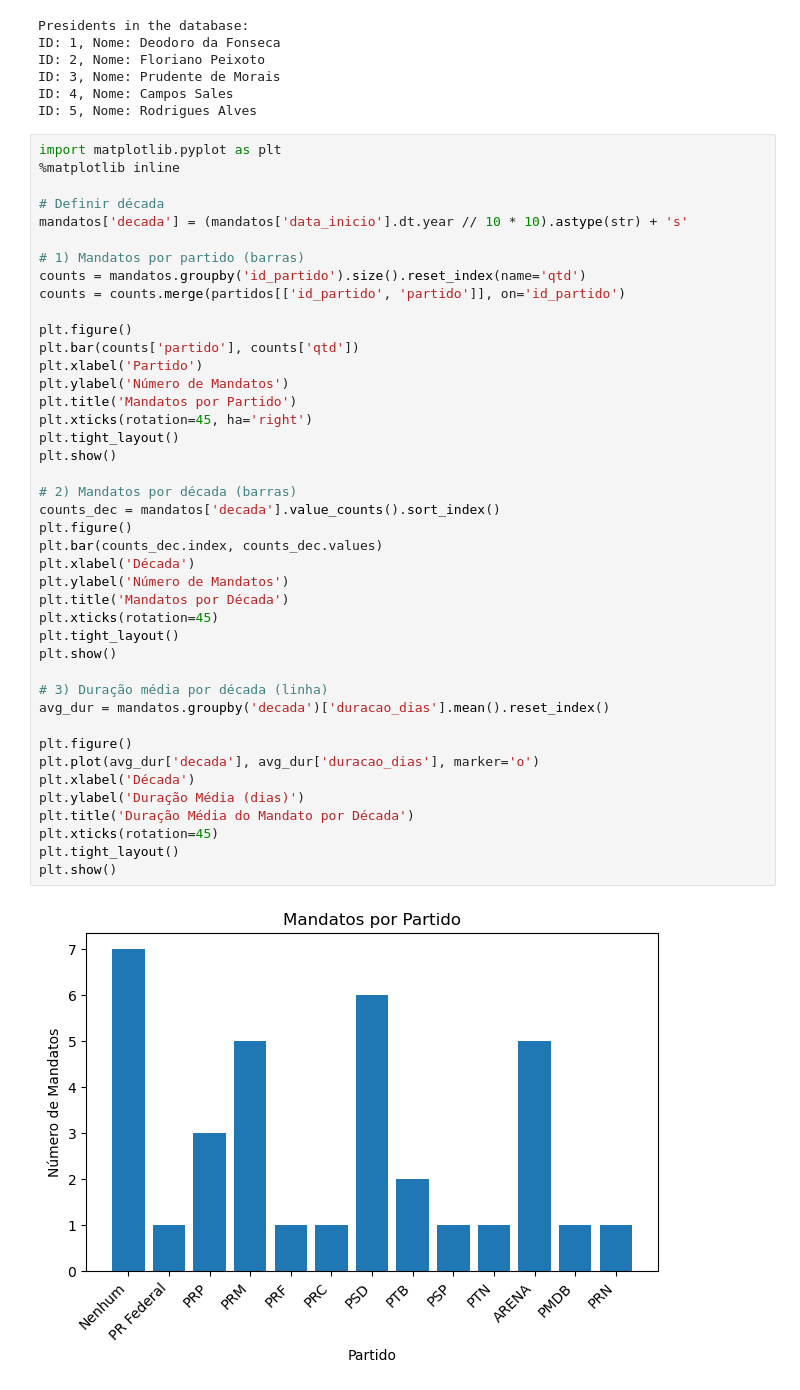
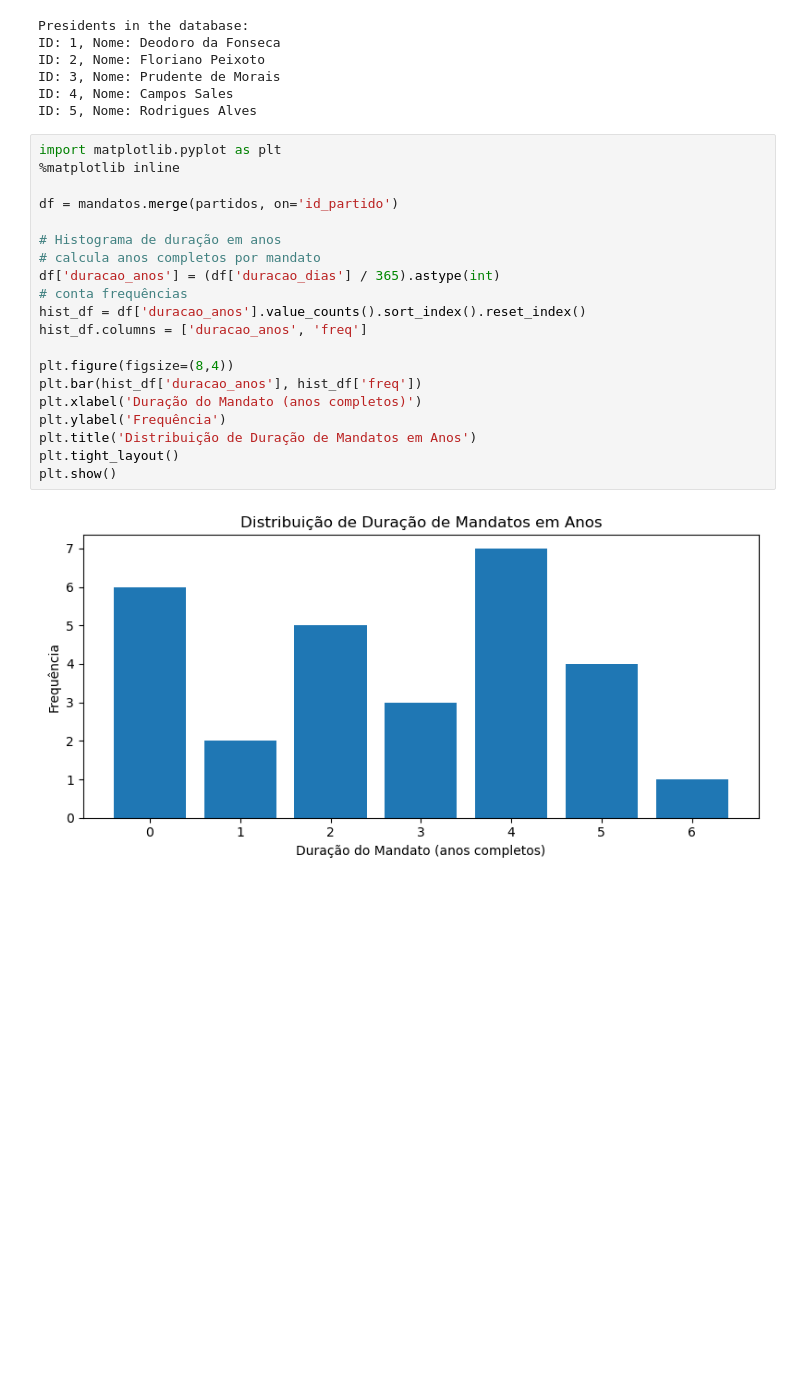
Before and after one commit to olavodd42/trabalho_banco_dados, a Jupyter notebook: data_analysis.ipynb, the cells around one changed output. Drawn from its saved outputs; the diff is of its cells as text; blank space fills up the shorter version.

```diff
--- a/data_analysis.ipynb
+++ b/data_analysis.ipynb
@@ -349,44 +349,22 @@ ID: 5, Nome: Rodrigues Alves
 # %%
 import matplotlib.pyplot as plt
 %matplotlib inline
 
-# Definir década
-mandatos['decada'] = (mandatos['data_inicio'].dt.year // 10 * 10).astype(str) + 's'
+df = mandatos.merge(partidos, on='id_partido')
 
-# 1) Mandatos por partido (barras)
-counts = mandatos.groupby('id_partido').size().reset_index(name='qtd')
-counts = counts.merge(partidos[['id_partido', 'partido']], on='id_partido')
+# Histograma de duração em anos
+# calcula anos completos por mandato
+df['duracao_anos'] = (df['duracao_dias'] / 365).astype(int)
+# conta frequências
+hist_df = df['duracao_anos'].value_counts().sort_index().reset_index()
+hist_df.columns = ['duracao_anos', 'freq']
 
-plt.figure()
-plt.bar(counts['partido'], counts['qtd'])
-plt.xlabel('Partido')
-plt.ylabel('Número de Mandatos')
-plt.title('Mandatos por Partido')
-plt.xticks(rotation=45, ha='right')
+plt.figure(figsize=(8,4))
+plt.bar(hist_df['duracao_anos'], hist_df['freq'])
+plt.xlabel('Duração do Mandato (anos completos)')
+plt.ylabel('Frequência')
+plt.title('Distribuição de Duração de Mandatos em Anos')
 plt.tight_layout()
 plt.show()
-
-# 2) Mandatos por década (barras)
-counts_dec = mandatos['decada'].value_counts().sort_index()
-plt.figure()
-plt.bar(counts_dec.index, counts_dec.values)
-plt.xlabel('Década')
-plt.ylabel('Número de Mandatos')
-plt.title('Mandatos por Década')
-plt.xticks(rotation=45)
-plt.tight_layout()
-plt.show()
-
-# 3) Duração média por década (linha)
-avg_dur = mandatos.groupby('decada')['duracao_dias'].mean().reset_index()
-
-plt.figure()
-plt.plot(avg_dur['decada'], avg_dur['duracao_dias'], marker='o')
-plt.xlabel('Década')
-plt.ylabel('Duração Média (dias)')
-plt.title('Duração Média do Mandato por Década')
-plt.xticks(rotation=45)
-plt.tight_layout()
-plt.show()
 # %% [output]
-[figure, old version]
+[figure, new version]
```
Also changed, not shown: parts of 3 cells of this notebook, 2 other files.
